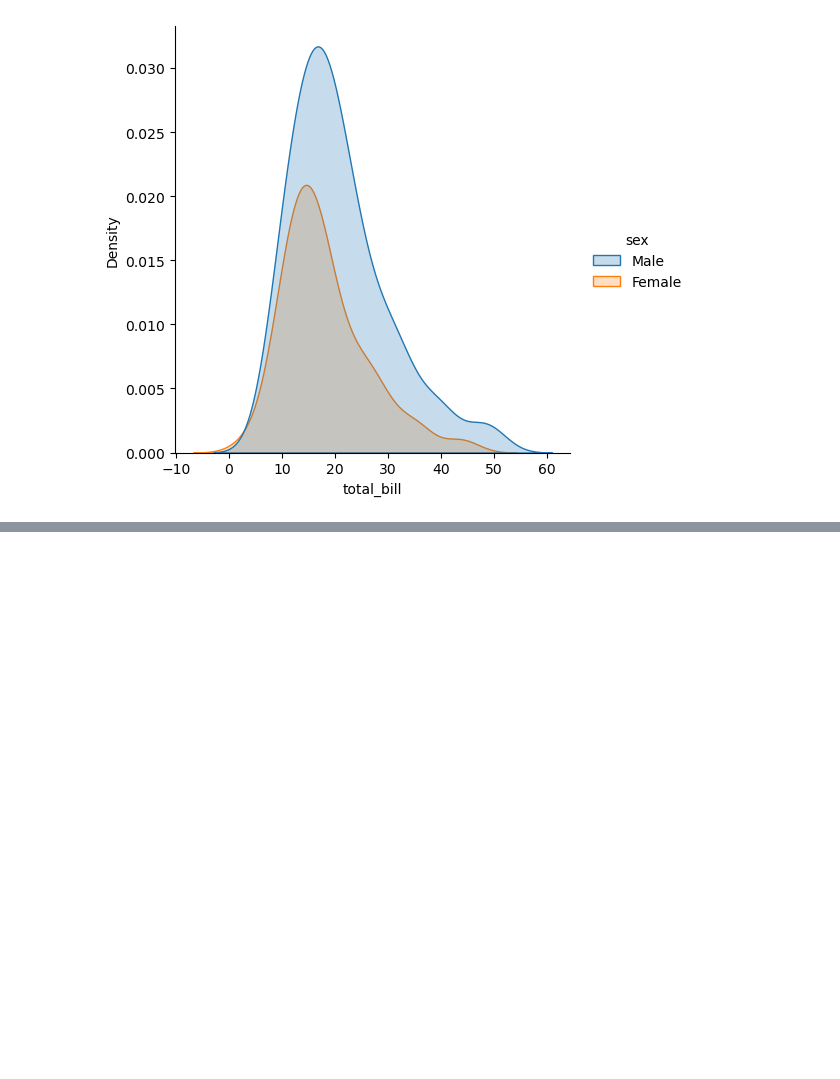
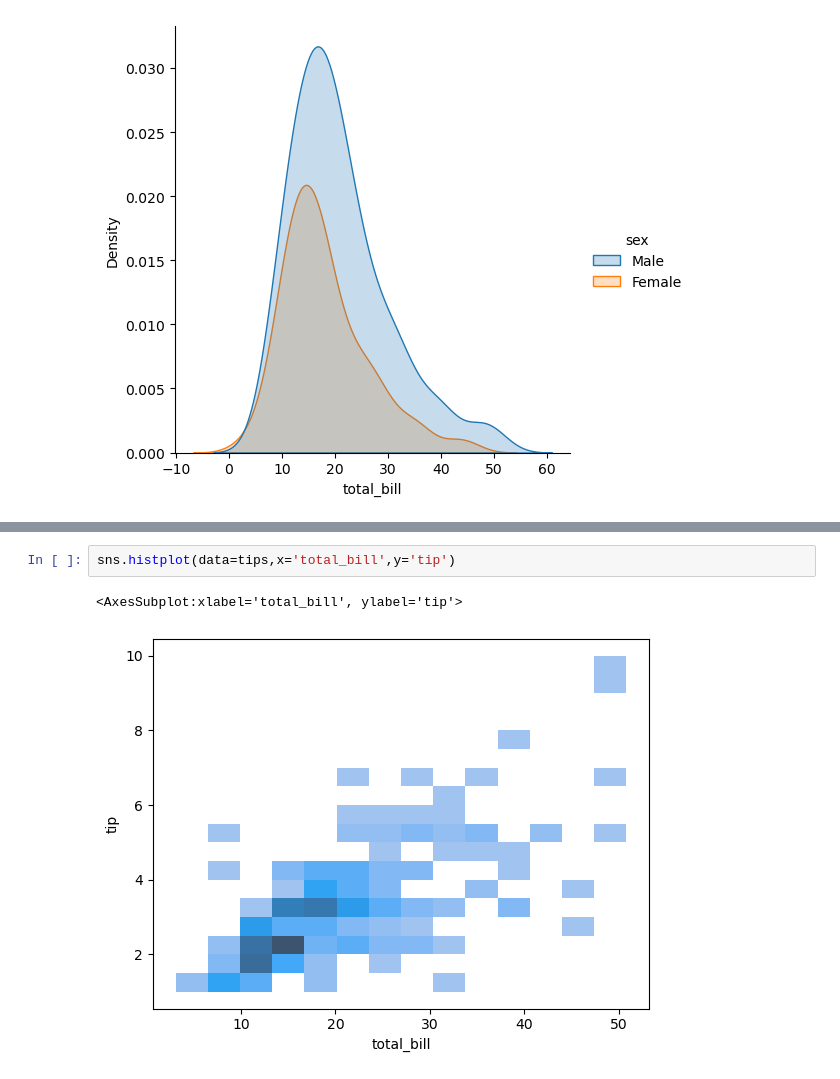
Before and after one commit to chandan0000/data_sc, a Jupyter notebook: seaborn/day1.ipynb, the cells around one changed output, grey strips where cells are left out. Drawn from its saved outputs; the diff is of its cells as text; blank space fills up the shorter version.

```diff
--- a/seaborn/day1.ipynb
+++ b/seaborn/day1.ipynb
@@ -194,0 +201,5 @@ sns.displot(data=tips,x='total_bill',kind='kde',hue='sex',fill=True)
+# %%
+sns.histplot(data=tips,x='total_bill',y='tip')
+# %% [output]
+<AxesSubplot:xlabel='total_bill', ylabel='tip'>
+[figure, added]
```
Also changed, not shown: parts of 8 cells of this notebook.
